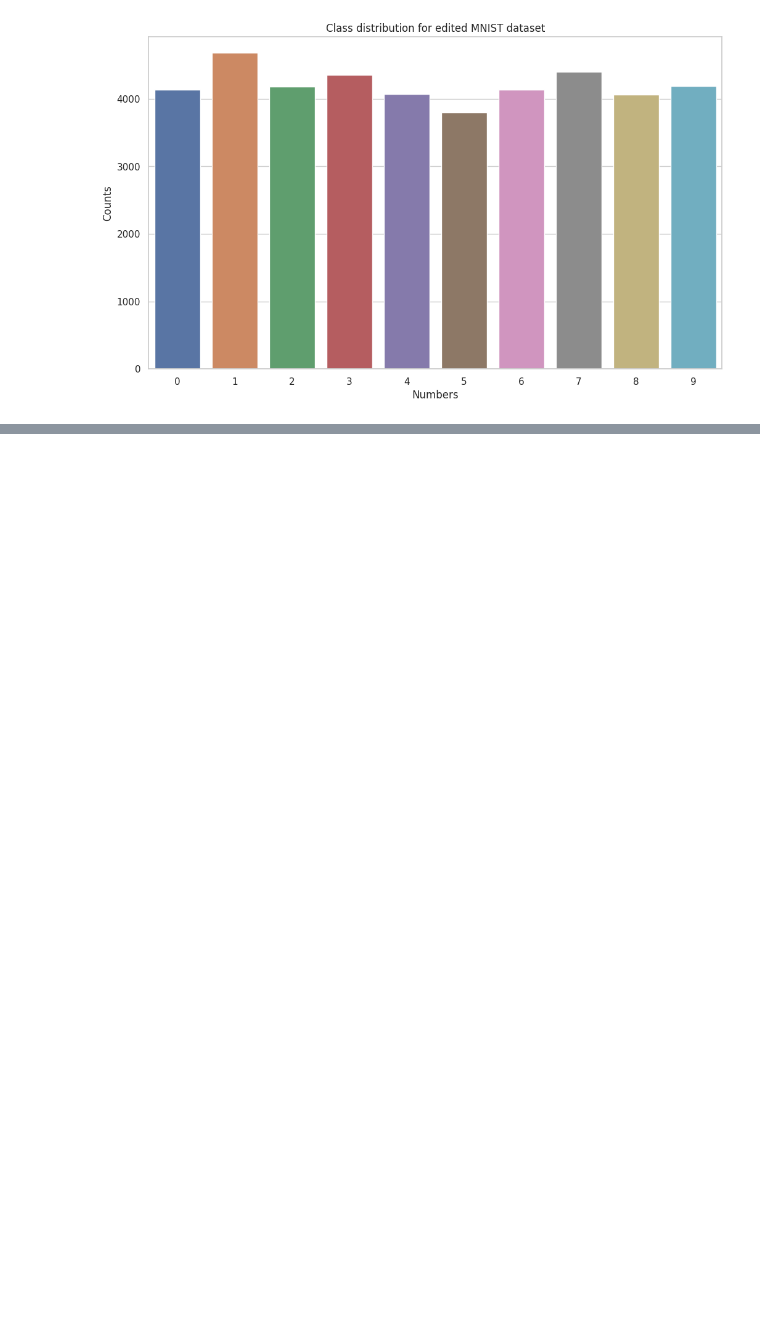
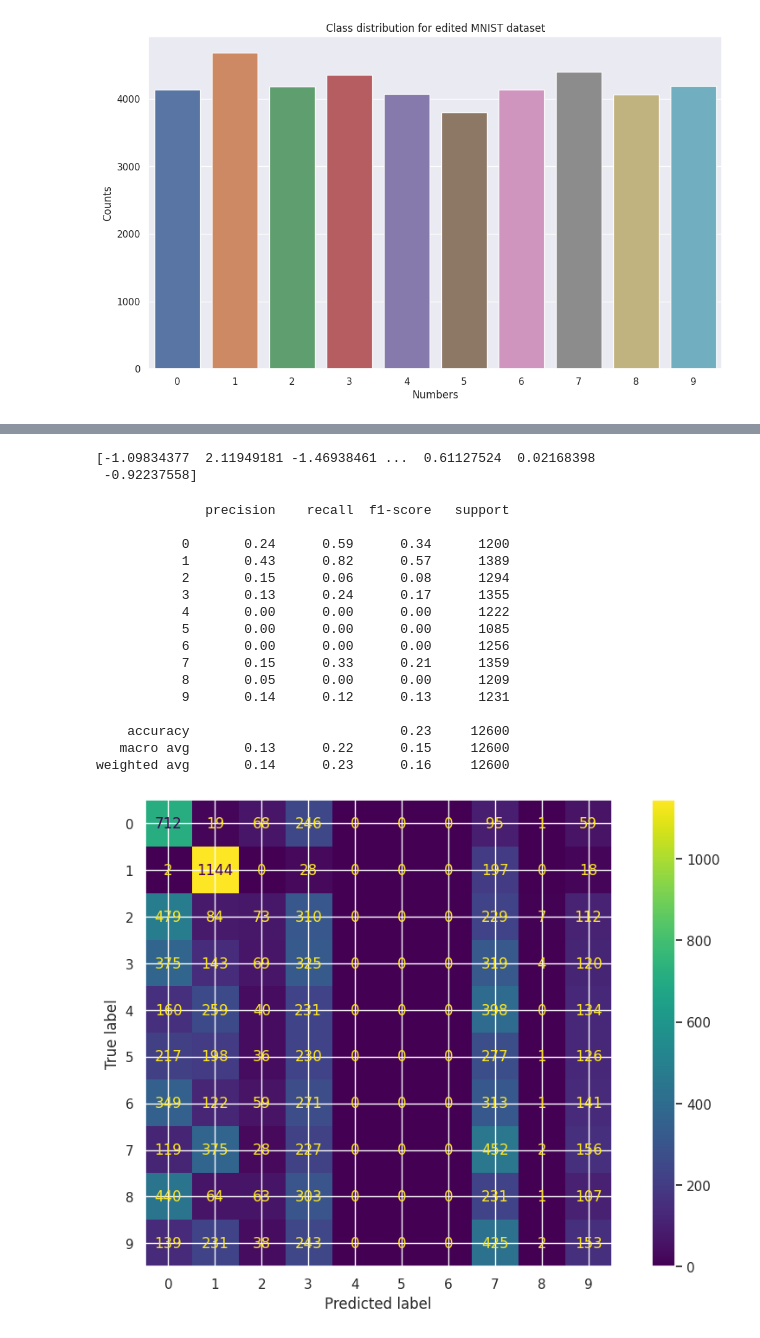
Before and after one commit to gusluchetti/uu-pattern-recognition, a Jupyter notebook: pr_data_analysis.ipynb, the cells around one changed output, grey strips where cells are left out. Drawn from its saved outputs; the diff is of its cells as text; code cells hidden in the pictures; blank space fills up the shorter version.

```diff
--- a/pr_data_analysis.ipynb
+++ b/pr_data_analysis.ipynb
@@ -7,6 +7,6 @@ import seaborn as sns
 # %%
 # configuring figure/plot params
 custom_params = {'figure.figsize':(12,7)}
-sns.set_theme(style="whitegrid", rc=custom_params)
+sns.set_theme(style="darkgrid", rc=custom_params)
 # %%
 mnist_data = pd.read_csv('mnist.csv').values
@@ -63,0 +92,62 @@ ink_std = [np.std(ink[labels == i]) for i in range(10)]
+# %%
+scaled_ink = (ink - np.mean(ink)) / np.std(ink)
+print(scaled_ink)
+# did some quick and dirty tests and
+# i didn't see much difference between scaled and non-scaled ink
+# %% [output]
+[-1.09834377  2.11949181 -1.46938461 ...  0.61127524  0.02168398
+ -0.92237558]
+# %%
+# setting up pipeline to facilitate modelling
+# and consolidate training and testing datasets
+# https://scikit-learn.org/stable/modules/preprocessing.html#preprocessing-scaler
+
+from sklearn.datasets import make_classification
+from sklearn.linear_model import LogisticRegression
+from sklearn.model_selection import train_test_split
+from sklearn.pipeline import make_pipeline
+from sklearn.preprocessing import StandardScaler
+
+X = ink.reshape(-1, 1) # reshaping since it's a single feature
+y = labels
+# I know the instructions mention we don´t need to do this now,
+# but I´d rather keep all models (reasonably) consistent
+X_train, X_test, y_train, y_test = train_test_split(X, y,
+                                                    random_state=42,
+                                                    test_size=0.30)
+# %%
+from sklearn.metrics import classification_report
+from sklearn.datasets import make_classification
+from sklearn.metrics import confusion_matrix, ConfusionMatrixDisplay
+
+def show_results(y_test, y_pred):
+    print(classification_report(y_test, y_pred, zero_division=0)) # hiding zero division warn
+    cm = confusion_matrix(y_test, y_pred, labels=scaled_logit.classes_)
+    disp = ConfusionMatrixDisplay(confusion_matrix=cm, display_labels=scaled_logit.classes_)
+    disp.plot()
+    plt.show()
+# %%
+# this pipeline logic is so we don´t leak data from the test set into the training set
+scaled_logit = make_pipeline(StandardScaler(), LogisticRegression())
+scaled_logit.fit(X_train, y_train)  # apply scaling on training data
+scaled_logit.score(X_test, y_test)
+y_pred = scaled_logit.predict(X_test)
+show_results(y_test, y_pred) # mn logit / ink feature
+# %% [output]
+              precision    recall  f1-score   support
+
+           0       0.24      0.59      0.34      1200
+           1       0.43      0.82      0.57      1389
+           2       0.15      0.06      0.08      1294
+           3       0.13      0.24      0.17      1355
+           4       0.00      0.00      0.00      1222
+           5       0.00      0.00      0.00      1085
+           6       0.00      0.00      0.00      1256
+           7       0.15      0.33      0.21      1359
+           8       0.05      0.00      0.00      1209
+           9       0.14      0.12      0.13      1231
+
+    accuracy                           0.23     12600
+   macro avg       0.13      0.22      0.15     12600
+weighted avg       0.14      0.23      0.16     12600
+[figure, added]
```
Also changed, not shown: parts of 13 cells of this notebook, 1 other file.
